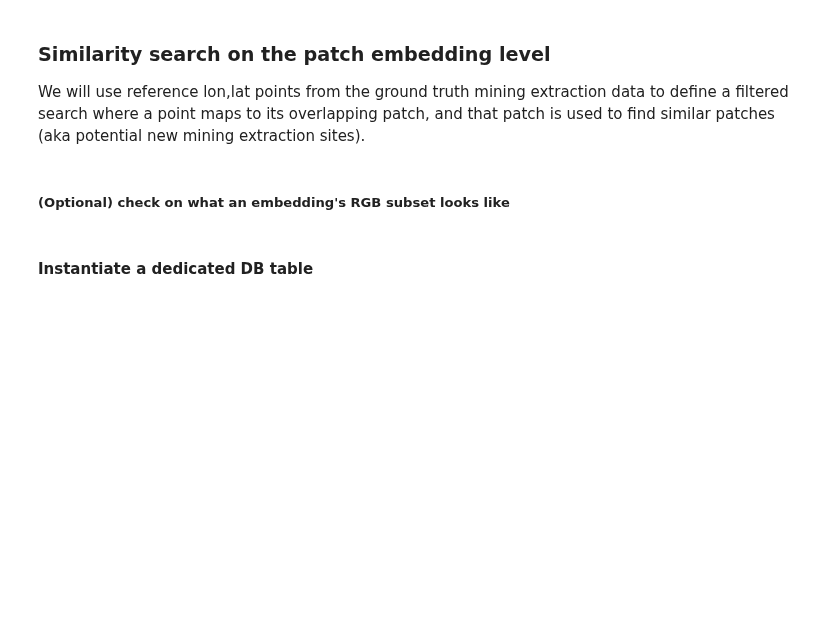
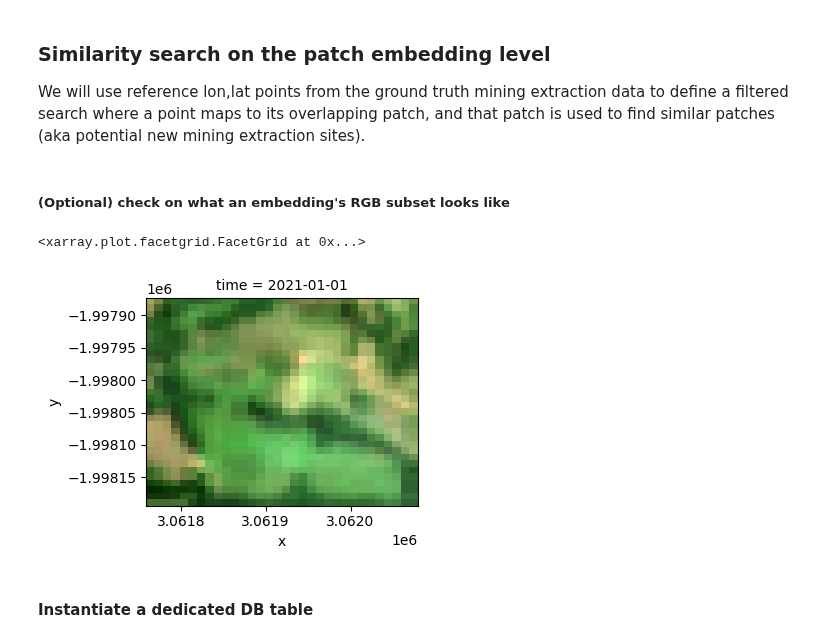
Before and after one commit to Clay-foundation/model, a Jupyter notebook: docs/tutorial_digital_earth_pacific_patch_level.ipynb, the cells around one changed output. Drawn from its saved outputs; the diff is of its cells as text; code cells hidden in the pictures; blank space fills up the shorter version.

```diff
--- a/docs/tutorial_digital_earth_pacific_patch_level.ipynb
+++ b/docs/tutorial_digital_earth_pacific_patch_level.ipynb
@@ -207,7 +212,7 @@ for x in range((ds_chunked.sizes['x'] // chunk_size['x']) + 1):
 We will generate patch level embeddings averaged over the band groups.
 # %%
 DATA_DIR = "data/minicubes"
-CKPT_PATH = "https://huggingface.co/made-with-clay/Clay/resolve/main/Clay_v0.1_epoch-24_val-loss-0.46.ckpt"
+CKPT_PATH = "/home/ubuntu/data/checkpoints/mae_epoch-24_val-loss-0.46.ckpt"
 
 # Load model
 multi_model = CLAYModule.load_from_checkpoint(
@@ -366,35 +371,38 @@ epsg = items[0].properties["proj:epsg"]
 
 # Convert point from lon/lat to UTM projection
 box_embedding = gpd.GeoDataFrame(crs="OGC:CRS84", geometry=[area_of_interest_embedding]).to_crs(
     epsg
 )
 geom_embedding = box_embedding.iloc[0].geometry
 
 # Create bounds of the correct size, the model
-# requires 512x512 pixels at 10m resolution.
+# requires 32x32 pixels at 10m resolution.
 
 # Retrieve the pixel values, for the bounding box in
 # the target projection. In this example we use only
 # the RGB and NIR band groups.
 stack_embedding = stackstac.stack(
     items,
     bounds=geom_embedding.bounds,
     snap_bounds=False,
     epsg=epsg,
     resolution=10,
     dtype="float32",
     rescale=False,
     fill_value=0,
     assets=BAND_GROUPS["rgb"] + BAND_GROUPS["nir"],
     resampling=Resampling.nearest,
 )
 
 stack_embedding = stack_embedding.compute()
-#assert stack_embedding.shape == (1, 4, 512, 512)
+assert stack_embedding.shape == (1, 4, 32, 32)
 
 stack_embedding.sel(band=["B04", "B03", "B02"]).plot.imshow(
     row="time", rgb="band", vmin=0, vmax=2000
 )
+# %% [output]
+<xarray.plot.facetgrid.FacetGrid at 0x...>
+[figure, added]
 # %% [markdown]
 #### Instantiate a dedicated DB table
 # %%
```
Also changed, not shown: parts of 4 cells of this notebook.
